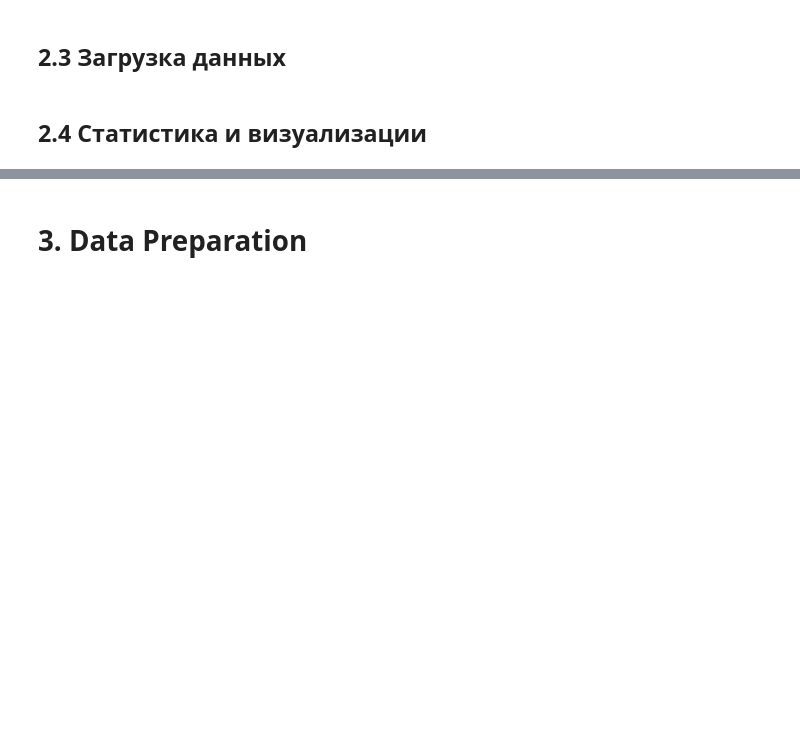
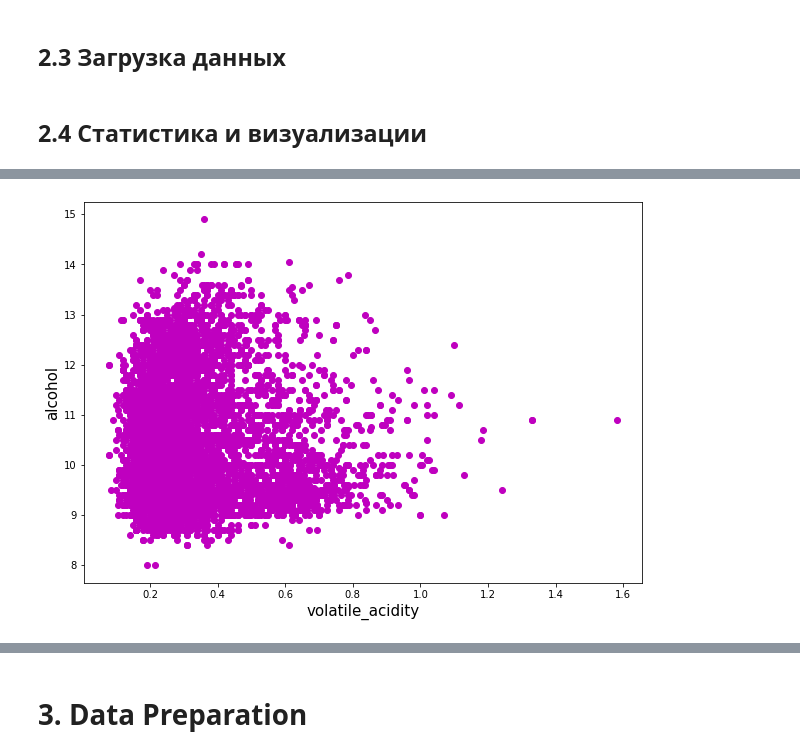
Before and after one commit to HeliosBI/AML_ZAK_HW2, a Jupyter notebook: crisp_wine.ipynb, the cells around one changed output, grey strips where cells are left out. Cells and saved outputs as stored; diff of their text form; code cells hidden in the pictures; blank space fills up the shorter version.

```diff
--- a/crisp_wine.ipynb
+++ b/crisp_wine.ipynb
@@ -27,0 +181,8 @@
+# %%
+plt.figure(figsize=(10,7))
+plt.scatter(x="volatile acidity",y="alcohol",data =df,marker= 'o',c="m")
+plt.xlabel("volatile_acidity",fontsize=15)
+plt.ylabel("alcohol",fontsize=15)
+plt.show()
+# %% [output]
+[figure, added]
```
Also changed, not shown: parts of 80 cells of this notebook.
